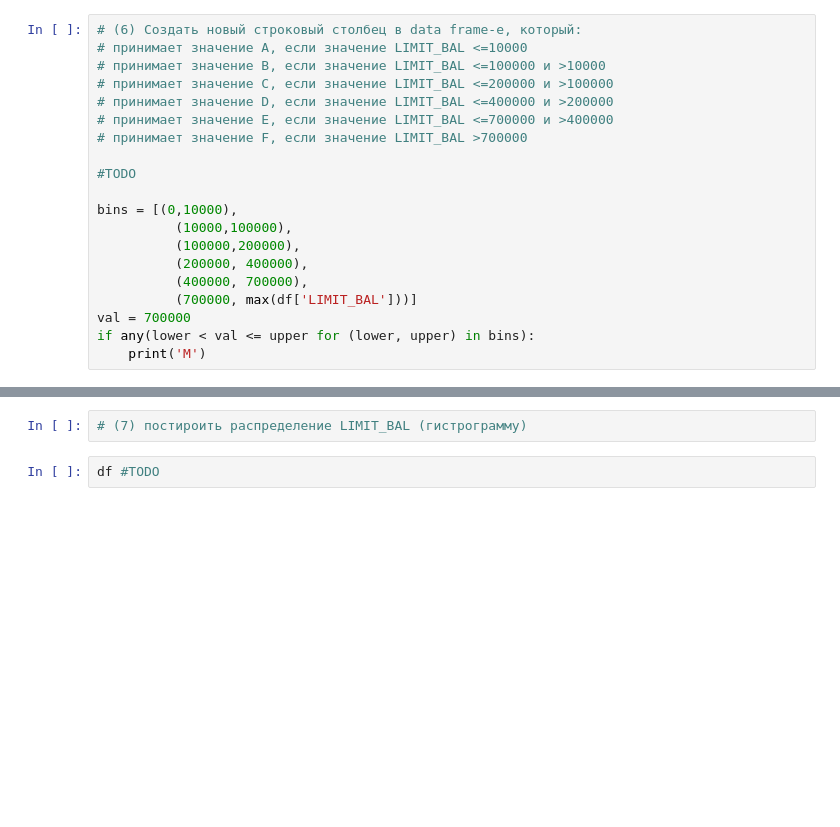
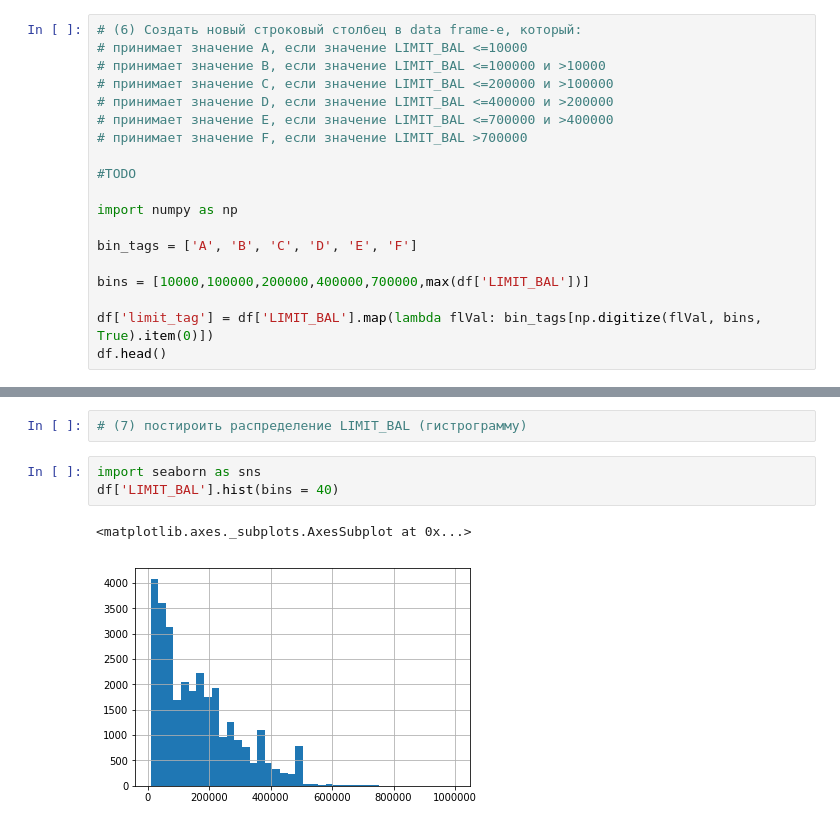
Before and after one commit to andrew-kh/sfml, a Jupyter notebook: Lesson 1 HW/hw1-task.ipynb, the cells around one changed output, grey strips where cells are left out. Saved outputs shown, nothing was run; the diff lists cells and outputs as text; blank space fills up the shorter version.

```diff
--- a/Lesson 1 HW/hw1-task.ipynb
+++ b/Lesson 1 HW/hw1-task.ipynb
@@ -134,13 +170,12 @@ df.pivot_table('SEX', 'EDUCATION', 'MARRIAGE', 'count')
 
 #TODO
 
-bins = [(0,10000),
-          (10000,100000),
-          (100000,200000),
-          (200000, 400000),
-          (400000, 700000),
-          (700000, max(df['LIMIT_BAL']))]
-val = 700000
-if any(lower < val <= upper for (lower, upper) in bins):
-    print('M')
+import numpy as np
+
+bin_tags = ['A', 'B', 'C', 'D', 'E', 'F']
+
+bins = [10000,100000,200000,400000,700000,max(df['LIMIT_BAL'])]
+
+df['limit_tag'] = df['LIMIT_BAL'].map(lambda flVal: bin_tags[np.digitize(flVal, bins, True).item(0)])
+df.head()
 # %% [output]
@@ -161,8 +190,12 @@ min(df['LIMIT_BAL'])
 %matplotlib inline
 # %%
 # (7) постироить распределение LIMIT_BAL (гистрограмму)
-# %%
-df #TODO
+# %%
+import seaborn as sns
+df['LIMIT_BAL'].hist(bins = 40)
+# %% [output]
+<matplotlib.axes._subplots.AxesSubplot at 0x...>
+[figure, added]
 # %%
 # (8) построить среднее значение кредитного лимита для каждого вида образования
 # и для каждого пола
```
Also changed, not shown: parts of 16 cells of this notebook.
